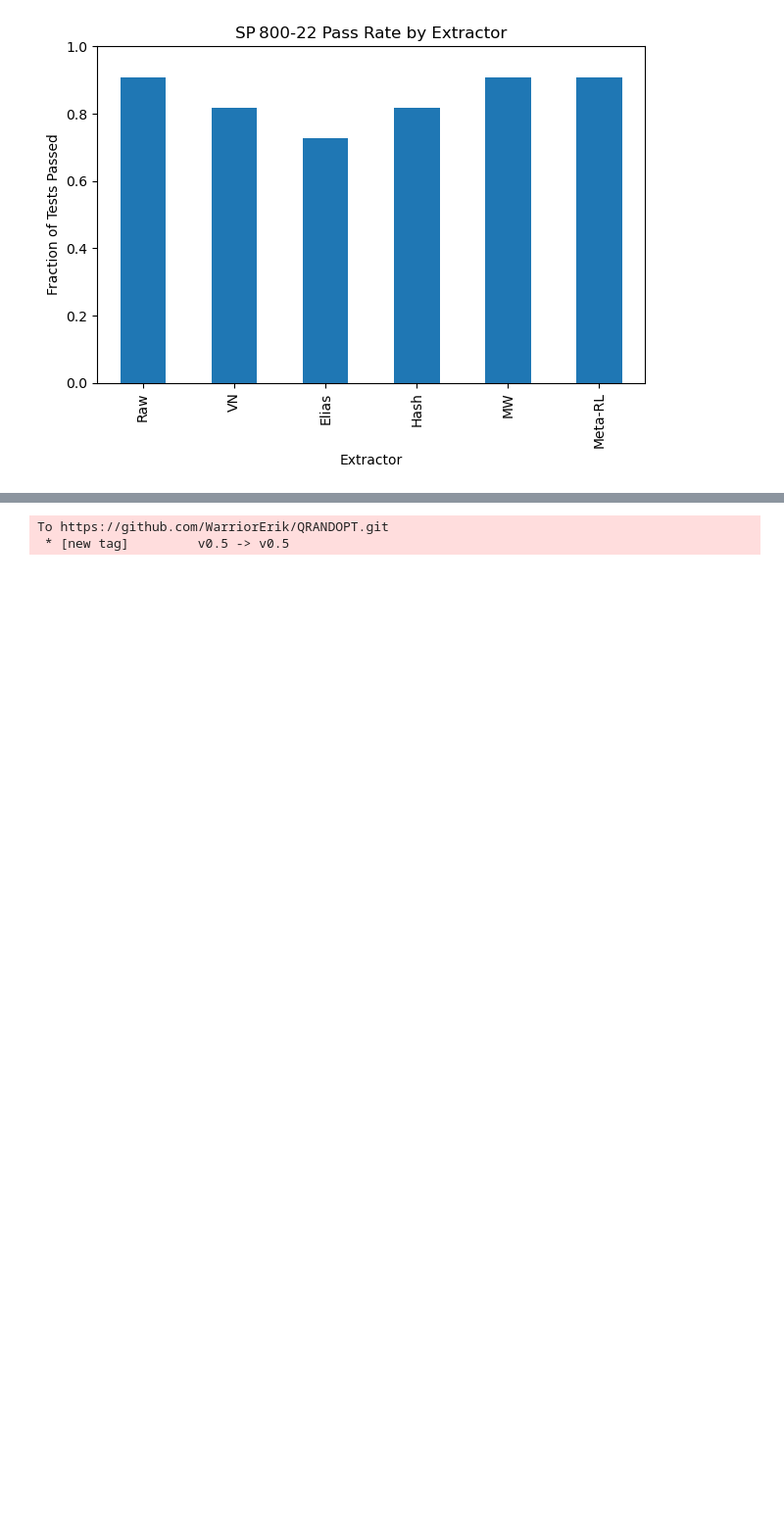
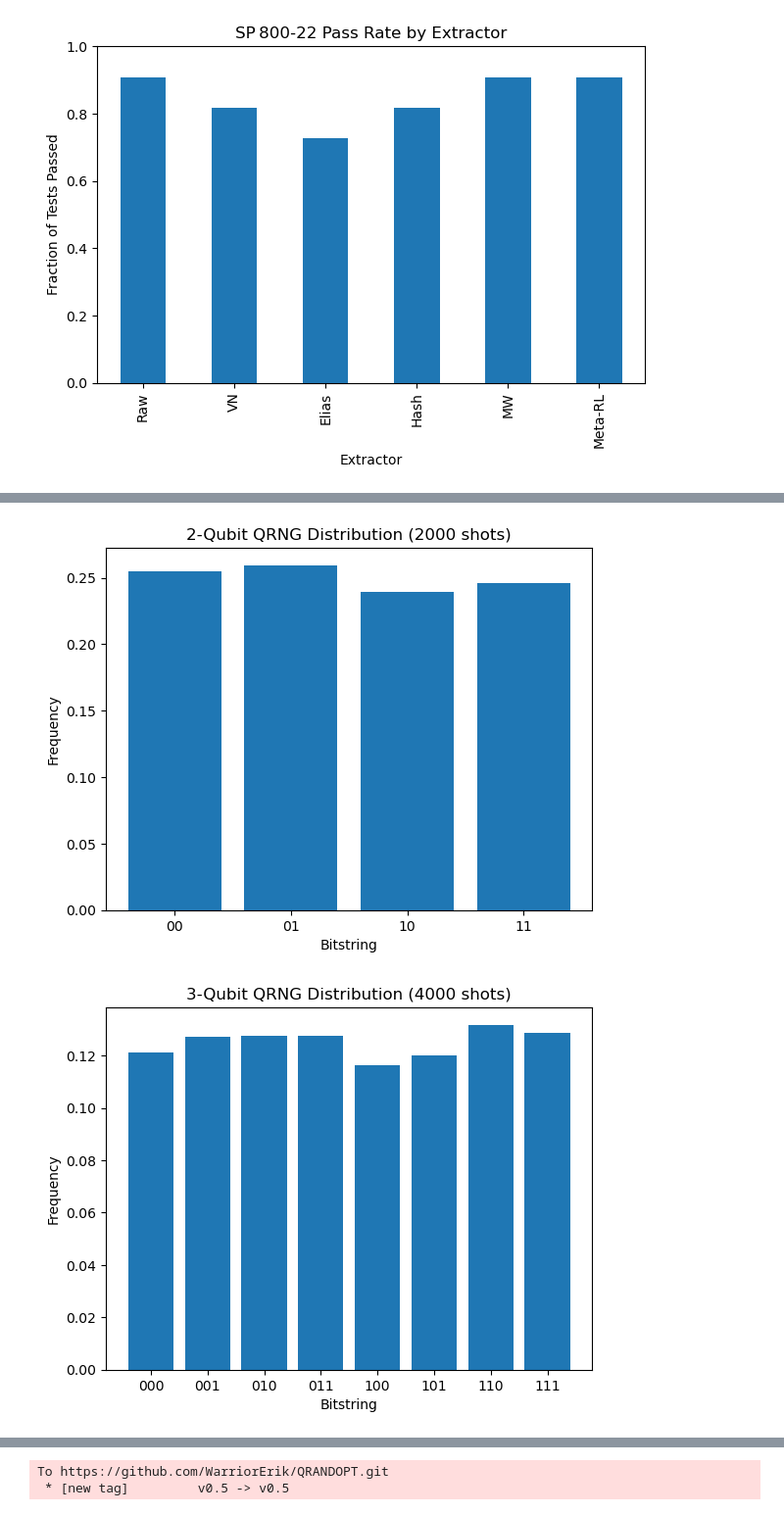
Before and after one commit to WarriorErik/QRANDOPT, a Jupyter notebook: notebooks/milestone3.ipynb, the cells around one changed output, grey strips where cells are left out. Shown at 98% size. Saved outputs shown, nothing was run; the diff lists cells and outputs as text; code cells hidden in the pictures; blank space fills up the shorter version.

```diff
--- a/notebooks/milestone3.ipynb
+++ b/notebooks/milestone3.ipynb
@@ -2219,0 +2345,47 @@ plt.show()
+# %%
+
+
+import matplotlib.pyplot as plt
+import numpy as np
+
+#QRNG distribution for 2-qubit and 3-qubit circuits
+for n_qubits, shots in [(2, 2000), (3, 4000)]:
+    samples = generate_qrng(n_qubits=n_qubits, shots=shots)
+    # Convert each row of bits into integer
+    int_values = np.array([int("".join(row.astype(str)), 2) for row in samples])
+    # Count frequencies
+    counts = np.bincount(int_values, minlength=2**n_qubits)
+    freqs = counts / shots
+
+    # Bar chart
+    labels = [format(i, f'0{n_qubits}b') for i in range(2**n_qubits)]
+    plt.figure()
+    plt.bar(labels, freqs)
+    plt.title(f"{n_qubits}-Qubit QRNG Distribution ({shots} shots)")
+    plt.xlabel("Bitstring")
+    plt.ylabel("Frequency")
+    plt.show()
+
+# Rewards per step for a random policy in the environment (n_qubits=2)
+env = QRNGEnvMultiBit(n_qubits=2, max_steps=50)
+obs = env.reset()
+rewards = []
+steps = []
+for step_idx in range(50):
+    action = env.action_space.sample()
+    obs, r, done, _ = env.step(action)
+    rewards.append(r)
+    steps.append(step_idx + 1)
+    if done:
+        break
+
+plt.figure()
+plt.plot(steps, rewards, marker='o')
+plt.title("Rewards per Step for Random Policy (n_qubits=2)")
+plt.xlabel("Step")
+plt.ylabel("Reward")
+plt.grid(True)
+plt.show()
+# %% [output]
+[figure, added]
+[figure, added]
```
Also changed, not shown: parts of 4 cells of this notebook, 3 other files.
